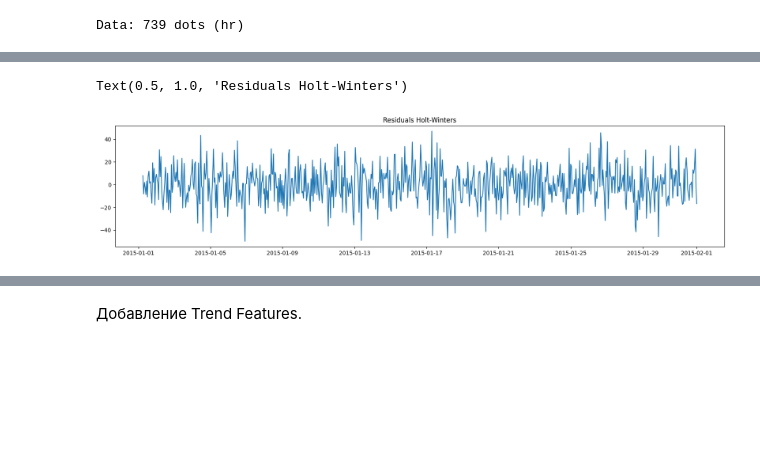
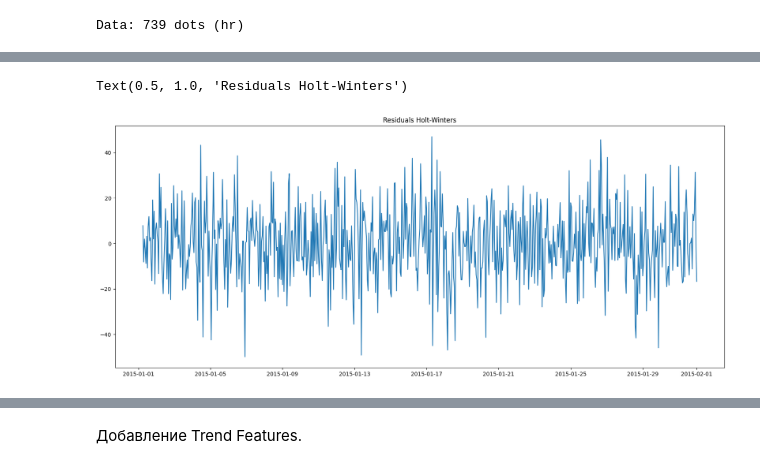
Before and after one commit to alekseevavlada/Hybrid-Predictive-Maintenance, a Jupyter notebook: Notebooks/Classification.ipynb, the cells around one changed output, grey strips where cells are left out. Cells and saved outputs as stored; diff of their text form; code cells hidden in the pictures; blank space fills up the shorter version.

```diff
--- a/Notebooks/Classification.ipynb
+++ b/Notebooks/Classification.ipynb
@@ -249,12 +249,12 @@ plt.show()
 # %%
 residuals = plot_df["volt"] - plot_df["volt_holt_winters"]  # Остатки
 
-plt.figure(figsize=(20, 4))
+plt.figure(figsize=(20, 8))
 plt.plot(plot_df["datetime"], residuals)
 plt.title("Residuals Holt-Winters")
 # %% [output]
 Text(0.5, 1.0, 'Residuals Holt-Winters')
-[figure, old version]
+[figure, new version]
 # %%
 # Объединение всех признаков
 telemetry_feat = create_telemetry_features(telemetry)
```
Also changed, not shown: parts of 2 cells of this notebook.
